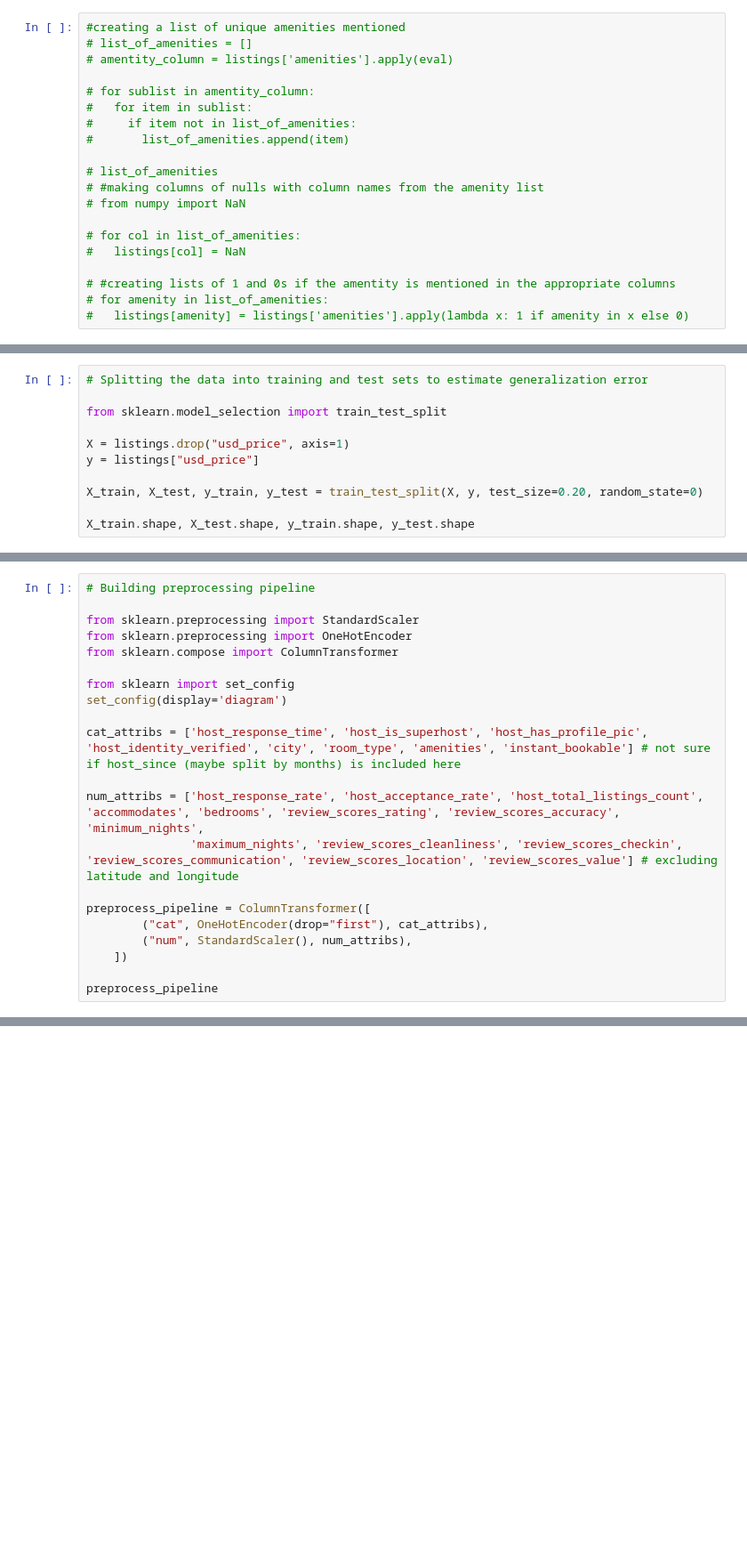
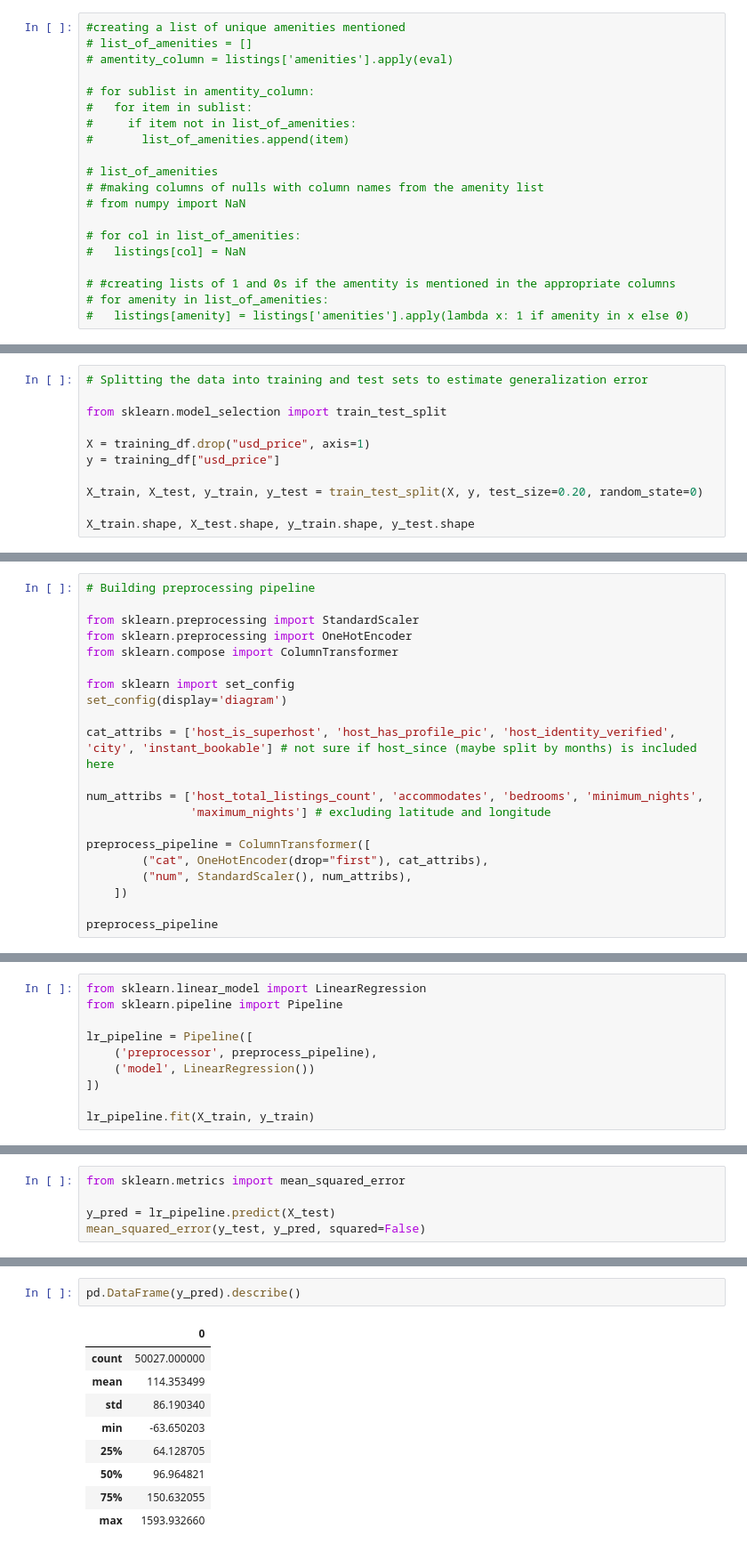
Before and after one commit to setu-shah/Airbnb-ML-Project, a Jupyter notebook: Jenn Final Deliverable.ipynb, the cells around one changed output, grey strips where cells are left out. Shown at 89% size. Cells and saved outputs as stored; diff of their text form; blank space fills up the shorter version.

Commit message:
added some code for model fitting

```diff
--- a/Jenn Final Deliverable.ipynb
+++ b/Jenn Final Deliverable.ipynb
@@ -270,8 +330,8 @@ Index(['listing_id', 'name', 'host_id', 'host_since', 'host_location',
 
 from sklearn.model_selection import train_test_split
 
-X = listings.drop("usd_price", axis=1)
-y = listings["usd_price"]
+X = training_df.drop("usd_price", axis=1)
+y = training_df["usd_price"]
 
 X_train, X_test, y_train, y_test = train_test_split(X, y, test_size=0.20, random_state=0)
 
@@ -288,10 +348,10 @@ from sklearn.compose import ColumnTransformer
 from sklearn import set_config
 set_config(display='diagram')
 
-cat_attribs = ['host_response_time', 'host_is_superhost', 'host_has_profile_pic', 'host_identity_verified', 'city', 'room_type', 'amenities', 'instant_bookable'] # not sure if host_since (maybe split by months) is included here
+cat_attribs = ['host_is_superhost', 'host_has_profile_pic', 'host_identity_verified', 'city', 'instant_bookable'] # not sure if host_since (maybe split by months) is included here
 
-num_attribs = ['host_response_rate', 'host_acceptance_rate', 'host_total_listings_count', 'accommodates', 'bedrooms', 'review_scores_rating', 'review_scores_accuracy', 'minimum_nights',
-               'maximum_nights', 'review_scores_cleanliness', 'review_scores_checkin', 'review_scores_communication', 'review_scores_location', 'review_scores_value'] # excluding latitude and longitude
+num_attribs = ['host_total_listings_count', 'accommodates', 'bedrooms', 'minimum_nights',
+               'maximum_nights'] # excluding latitude and longitude
 
 preprocess_pipeline = ColumnTransformer([
         ("cat", OneHotEncoder(drop="first"), cat_attribs),
@@ -317,0 +387,10 @@ ColumnTransformer(transformers=[('cat', OneHotEncoder(drop='first'),
+# %%
+from sklearn.linear_model import LinearRegression
+from sklearn.pipeline import Pipeline
+
+lr_pipeline = Pipeline([
+    ('preprocessor', preprocess_pipeline),
+    ('model', LinearRegression())
+])
+
+lr_pipeline.fit(X_train, y_train)
@@ -317,0 +412,5 @@ ColumnTransformer(transformers=[('cat', OneHotEncoder(drop='first'),
+# %%
+from sklearn.metrics import mean_squared_error
+
+y_pred = lr_pipeline.predict(X_test)
+mean_squared_error(y_test, y_pred, squared=False)
@@ -317,0 +431,12 @@ ColumnTransformer(transformers=[('cat', OneHotEncoder(drop='first'),
+# %%
+pd.DataFrame(y_pred).describe()
+# %% [output]
+|  | 0 |
+| count | 50027.000000 |
+| mean | 114.353499 |
+| std | 86.190340 |
+| min | -63.650203 |
+| 25% | 64.128705 |
+| 50% | 96.964821 |
+| 75% | 150.632055 |
+| max | 1593.932660 |
```
Also changed, not shown: parts of 11 cells of this notebook.
